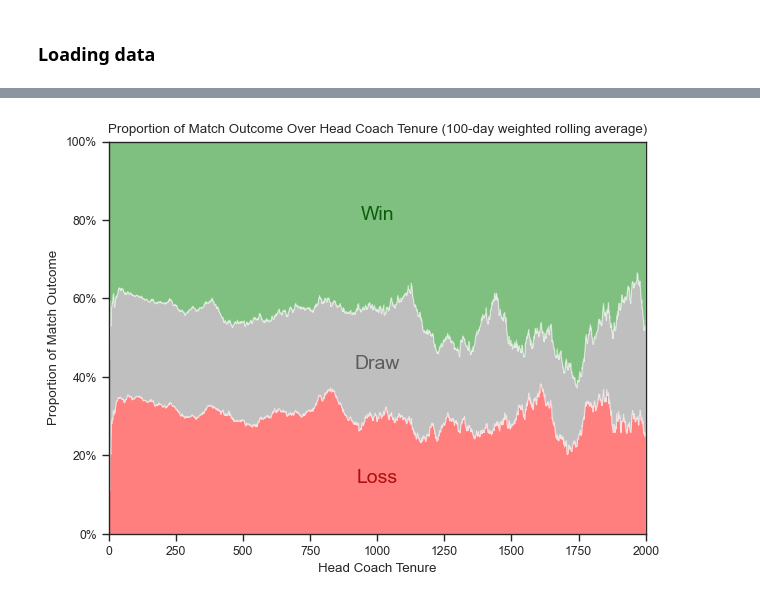
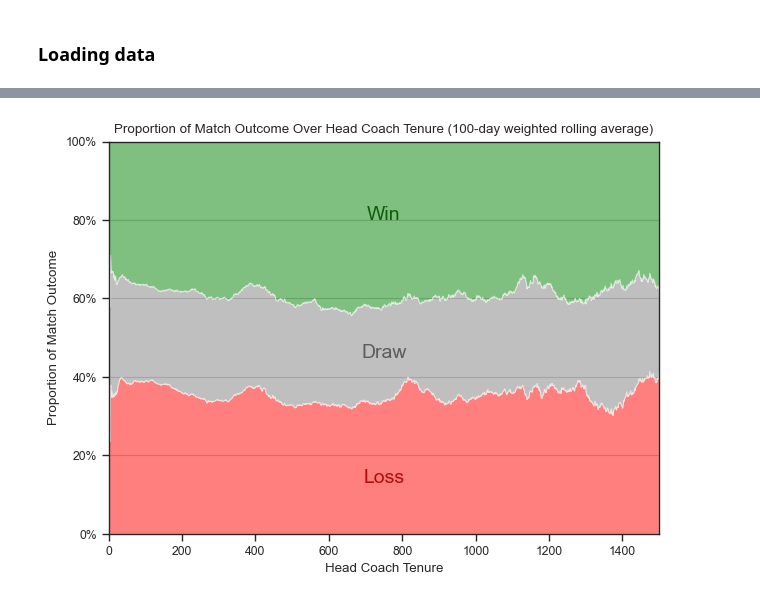
Before and after one commit to mathisdrn/head_coach_dismissal, a Jupyter notebook: src/04 Statistical analysis.ipynb, the cells around one changed output, grey strips where cells are left out. Saved outputs shown, nothing was run; the diff lists cells and outputs as text; code cells hidden in the pictures.

Commit message:
paper

```diff
--- a/src/04 Statistical analysis.ipynb
+++ b/src/04 Statistical analysis.ipynb
@@ -13,3 +8,16 @@ from scipy.stats import pearsonr
+# %%
+import numpy as np
+import pandas as pd
+from scipy.stats import pearsonr
+import matplotlib.pyplot as plt
+import matplotlib.ticker as mticker
+import matplotlib.dates as mdates
+import matplotlib.colors as mcolors
+import matplotlib.cm as cm
+import seaborn as sns
+
+sns.set_theme(context = 'paper', style = 'ticks', palette = 'pastel', color_codes=True)
+plt.rcParams['figure.autolayout'] = True
 # %% [markdown]
 ### Loading data
 # %%
@@ -170,7 +178,7 @@ plot_appointment_result_vs_appointment_count(head_coach, 'LossPercentage', 'loss
 ### Loading data
 # %%
 #| label: joint_data
-match_results = pd.read_csv('data/match_results.csv', parse_dates=['Date'])
+match_results = pd.read_csv('data/match_results.csv', parse_dates=['Date'], dtype = {'HeadCoach' : 'str'})
 match_results.head()
 # %% [output]
 |  | League | Country | Date | Team | Goals | Result | isHome | HeadCoach | DaysInPost |
@@ -189,3 +190,14 @@ match_results = match_results[~match_results['DaysInPost'].isna()]
+# %%
+# Exclude rows where don't have information about head coach days in post during match
+match_results = match_results[~match_results['DaysInPost'].isna()]
+# Exclude rows with DaysInPost more than 4000
+# The reason for this is that we have records of Arsenal head coach Arsene Wenger who has been in post for 22 years.
+# Our data start date for matches is 2015. This makes some matches start with a head coach tenure of 5000 days.
+match_results = match_results[match_results['DaysInPost'] <= 4000]
+
+match_results['Win'] = match_results['Result'].apply(lambda x: 1 if x == 'win' else 0)
+match_results['Loss'] = match_results['Result'].apply(lambda x: 1 if x == 'loss' else 0)
+match_results['Draw'] = match_results['Result'].apply(lambda x: 1 if x == 'draw' else 0)
 # %%
 def plot_match_outcome_over_coach_tenure(data, y_value, y_label, color):
     # Create a jointplot
@@ -239,5 +251,5 @@ plt.show()
 # %%
-match_results_bis = match_results[match_results['DaysInPost'] < 2000]
+match_results_bis = match_results[match_results['DaysInPost'] < 1500]
 match_results_bis = match_results_bis.groupby('DaysInPost').agg({'Win': 'mean', 'Draw': 'mean', 'Loss': 'mean', 'Result': 'count'})
 match_results_bis.columns = ['WinRate', 'DrawRate', 'LossRate', 'MatchCount']
 # Add missing days between the first and last day
@@ -264,25 +287,28 @@ Name: count, dtype: int64
 # %%
 #| label: match_outcome_over_coach_tenure
 plt.figure()
 plt.stackplot(  match_results_bis.index, match_results_bis['LossRateRA'], match_results_bis['DrawRateRA'],
                 match_results_bis['WinRateRA'], colors=['red', 'gray', 'green'], alpha=0.5)
 
 
 plt.xlabel('Head Coach Tenure')
 plt.ylabel('Proportion of Match Outcome')
 plt.title(f'Proportion of Match Outcome Over Head Coach Tenure ({window_size}-day weighted rolling average)');
 plt.gca().spines['left'].set_position(('data', 0))
 plt.gca().spines['bottom'].set_position(('data', 0))
 plt.gca().spines['top'].set_position(('data', 1))
-plt.gca().spines['right'].set_position(('data', 2000))
+plt.gca().spines['right'].set_position(('data', 1500))
 plt.gca().yaxis.set_major_formatter(mticker.PercentFormatter(xmax=1))
-plt.xlim(0, 2000)
+plt.xlim(0, 1500)
 plt.ylim(0, 1)
+# Add horizontal grid
+plt.gca().yaxis.grid(True)
+
 
 colors = ['green', 'gray', 'red']
 light_colors = [sns.dark_palette(color, as_cmap=True)(0.6) for color in colors]
-plt.text(1000, 0.8, 'Win', color=light_colors[0], ha='center', fontsize=14)
-plt.text(1000, 0.42, 'Draw', color=light_colors[1], ha='center', fontsize=14)
-plt.text(1000, 0.13, 'Loss', color=light_colors[2], ha='center', fontsize=14);
+plt.text(750, 0.8, 'Win', color=light_colors[0], ha='center', fontsize=14)
+plt.text(750, 0.45, 'Draw', color=light_colors[1], ha='center', fontsize=14)
+plt.text(750, 0.13, 'Loss', color=light_colors[2], ha='center', fontsize=14);
 # %% [output]
-[figure, old version]
+[figure, new version]
```
Also changed, not shown: parts of 23 cells of this notebook, 9 other files.
